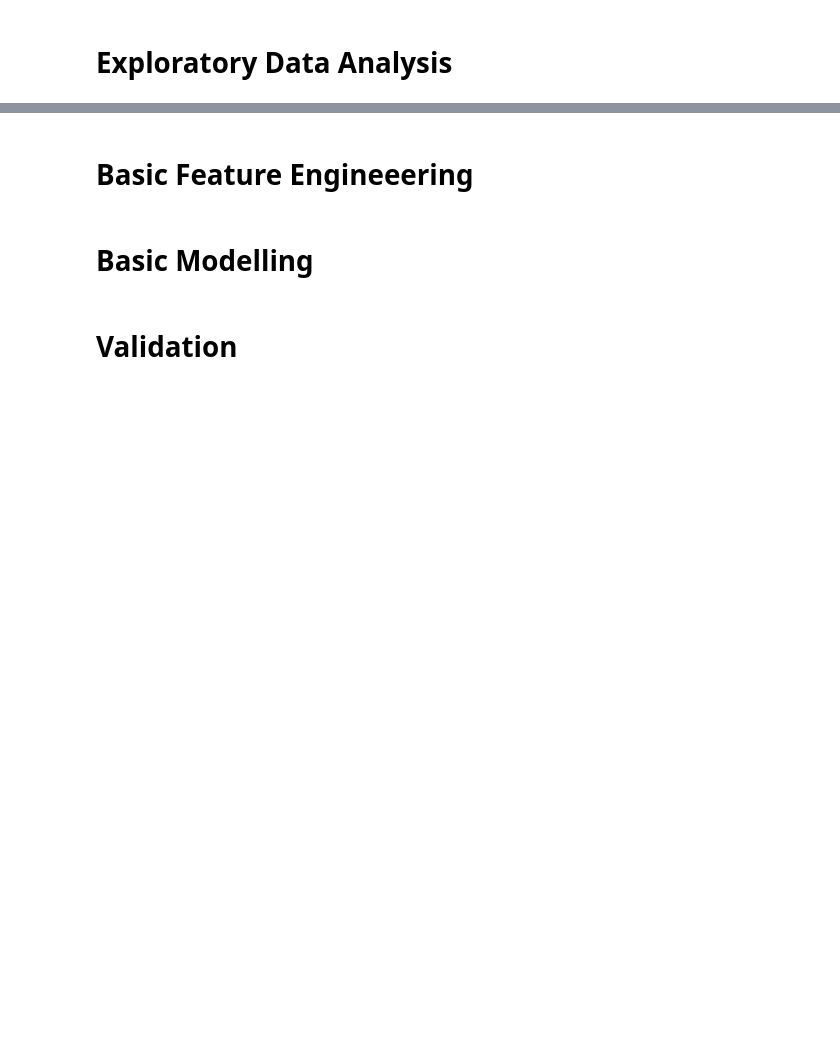
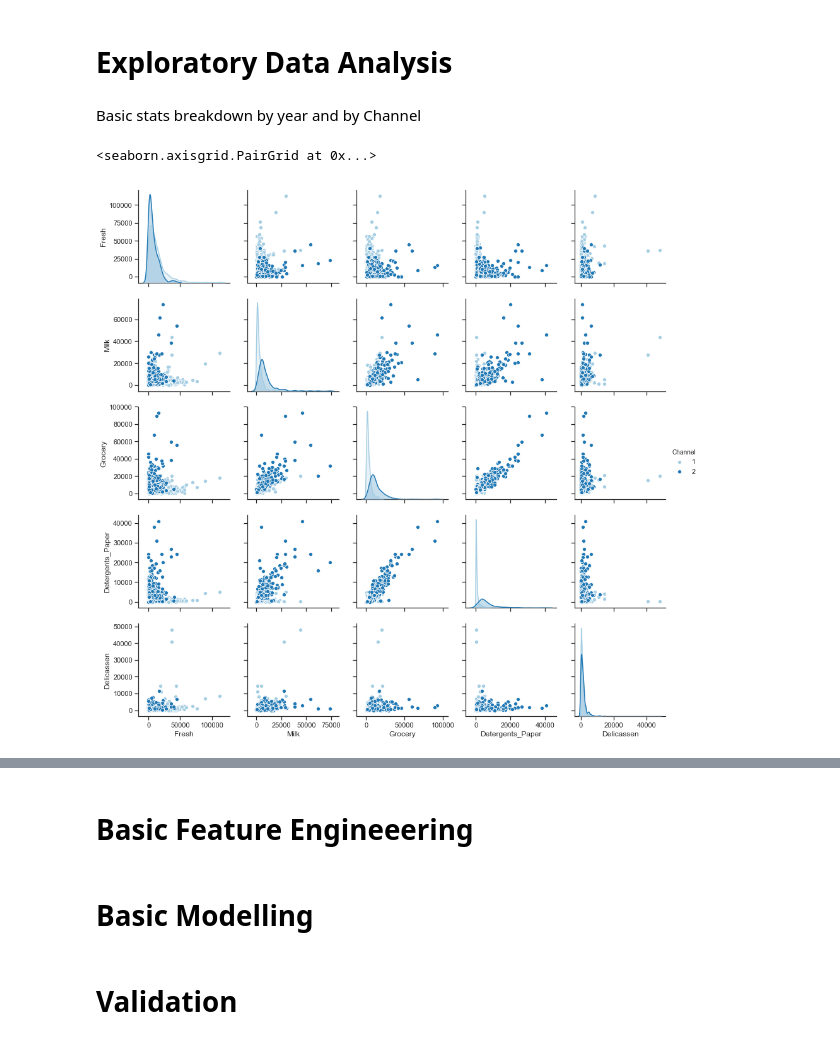
Before and after one commit to mishoptera/nyc_restaurants, a Jupyter notebook: customer_loyalty/customer_loyalty_week7_dc.ipynb, the cells around one changed output, grey strips where cells are left out. Drawn from its saved outputs; the diff is of its cells as text; code cells hidden in the pictures; blank space fills up the shorter version.

Commit message:
finished cleaning, added some pairplots.

```diff
--- a/customer_loyalty/customer_loyalty_week7_dc.ipynb
+++ b/customer_loyalty/customer_loyalty_week7_dc.ipynb
@@ -107,0 +122,14 @@ Additionally, even though there are 801 rows, there are not 801 non-null values
+# %%
+# formatting the Year column to be more uniform
+def fixYear(year):
+    """
+    a simple function to convert formatting for the year column
+    """
+    if year == '08/01/2016':
+        new_year = '2016'
+    else:
+        new_year = year
+    return new_year
+
+cust['Year'] = cust.Year.apply(fixYear)
+cust.Year.unique()
@@ -107,0 +138,11 @@ Additionally, even though there are 801 rows, there are not 801 non-null values
+# %%
+# datatype conversions
+cust.Channel = cust.Channel.astype(str)
+cust.Customer = cust.Customer.astype(str)
+cust.Fresh = cust.Fresh.astype(int)
+cust.Milk = cust.Milk.astype(int)
+cust.Grocery = cust.Grocery.astype(int)
+cust.Frozen = cust.Frozen.astype(int)
+cust.Detergents_Paper = cust.Detergents_Paper.astype(int)
+cust.Delicassen = cust.Delicassen.astype(int)
+cust.info()
@@ -111,0 +166,16 @@ Additionally, even though there are 801 rows, there are not 801 non-null values
+# %% [markdown]
+Basic stats breakdown by year and by Channel
+# %%
+import seaborn as sns
+import matplotlib.pyplot as plt
+from scipy import stats
+
+# Paired plot comparing Channel (hotels/restaurants versus retail)
+sns.set(style = 'ticks', color_codes = True)
+sns.pairplot(cust,
+             hue = 'Channel',
+             palette = "Paired",
+             vars = ['Fresh', 'Milk', 'Grocery', 'Detergents_Paper', 'Delicassen'])
+# %% [output]
+<seaborn.axisgrid.PairGrid at 0x...>
+[figure, added]
```
Also changed, not shown: parts of 13 cells of this notebook.
